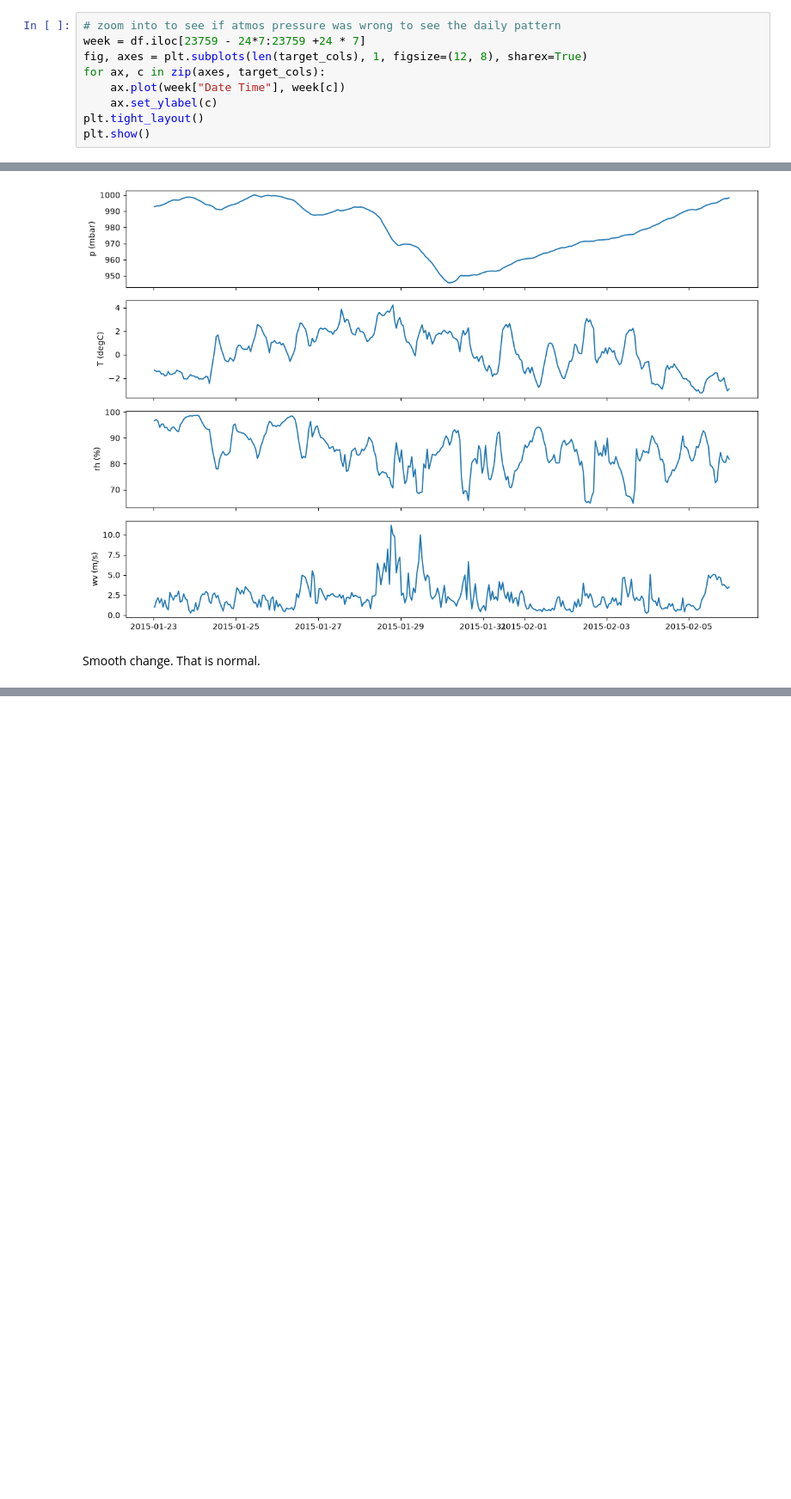
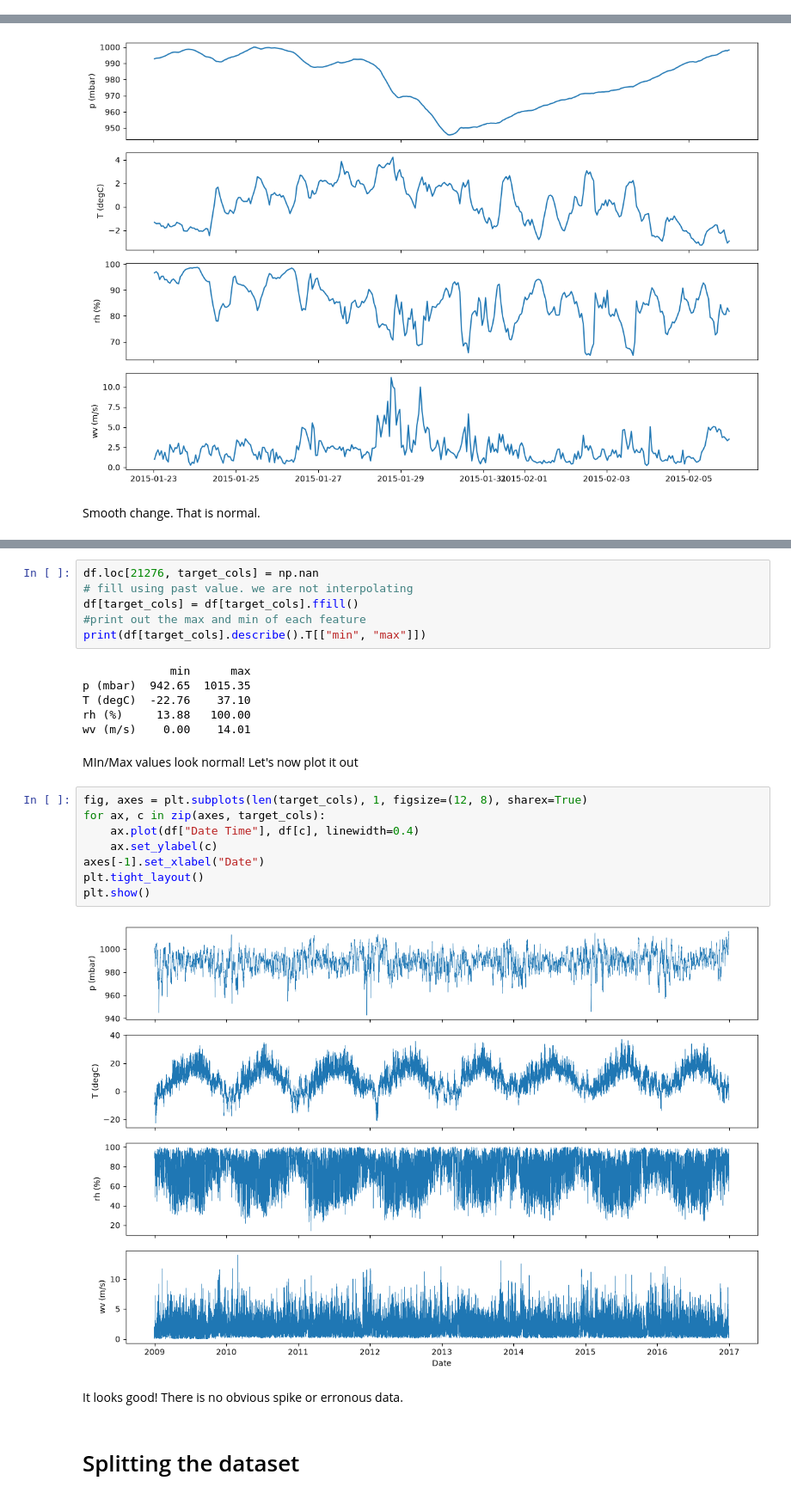
Before and after one commit to Yoonicornn/552-Assignment-2, a Jupyter notebook: ECSE552 W25 Assignment2 part3 Group 5.ipynb, the cells around one changed output, grey strips where cells are left out. Shown at 86% size. Saved outputs shown, nothing was run; the diff lists cells and outputs as text; blank space fills up the shorter version.

Commit message:
split dataset and corrected some errors in data cleanign step

```diff
--- a/ECSE552 W25 Assignment2 part3 Group 5.ipynb
+++ b/ECSE552 W25 Assignment2 part3 Group 5.ipynb
@@ -315,9 +314,0 @@ seems like a sensor error, lets reject this point
-# %%
-# zoom into to see if atmos pressure was wrong to see the daily pattern
-week = df.iloc[23759 - 24*7:23759 +24 * 7]
-fig, axes = plt.subplots(len(target_cols), 1, figsize=(12, 8), sharex=True)
-for ax, c in zip(axes, target_cols):
-    ax.plot(week["Date Time"], week[c])
-    ax.set_ylabel(c)
-plt.tight_layout()
-plt.show()
@@ -353,0 +349,28 @@ in the end we only discard one sensor data at timestamp 21276
+# %%
+df.loc[21276, target_cols] = np.nan
+# fill using past value. we are not interpolating
+df[target_cols] = df[target_cols].ffill()
+#print out the max and min of each feature
+print(df[target_cols].describe().T[["min", "max"]])
+# %% [output]
+             min      max
+p (mbar)  942.65  1015.35
+T (degC)  -22.76    37.10
+rh (%)     13.88   100.00
+wv (m/s)    0.00    14.01
+# %% [markdown]
+MIn/Max values look normal! Let's now plot it out
+# %%
+fig, axes = plt.subplots(len(target_cols), 1, figsize=(12, 8), sharex=True)
+for ax, c in zip(axes, target_cols):
+    ax.plot(df["Date Time"], df[c], linewidth=0.4)
+    ax.set_ylabel(c)
+axes[-1].set_xlabel("Date")
+plt.tight_layout()
+plt.show()
+# %% [output]
+[figure, added]
+# %% [markdown]
+It looks good! There is no obvious spike or erronous data.
+# %% [markdown]
+# Splitting the dataset
```
Also changed, not shown: parts of 11 cells of this notebook.
